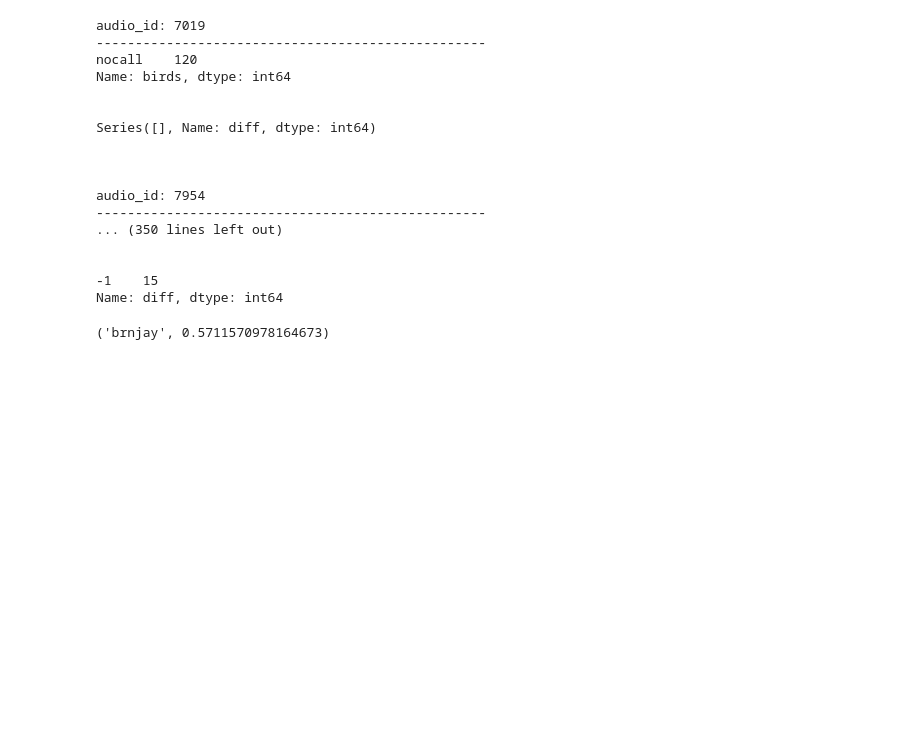
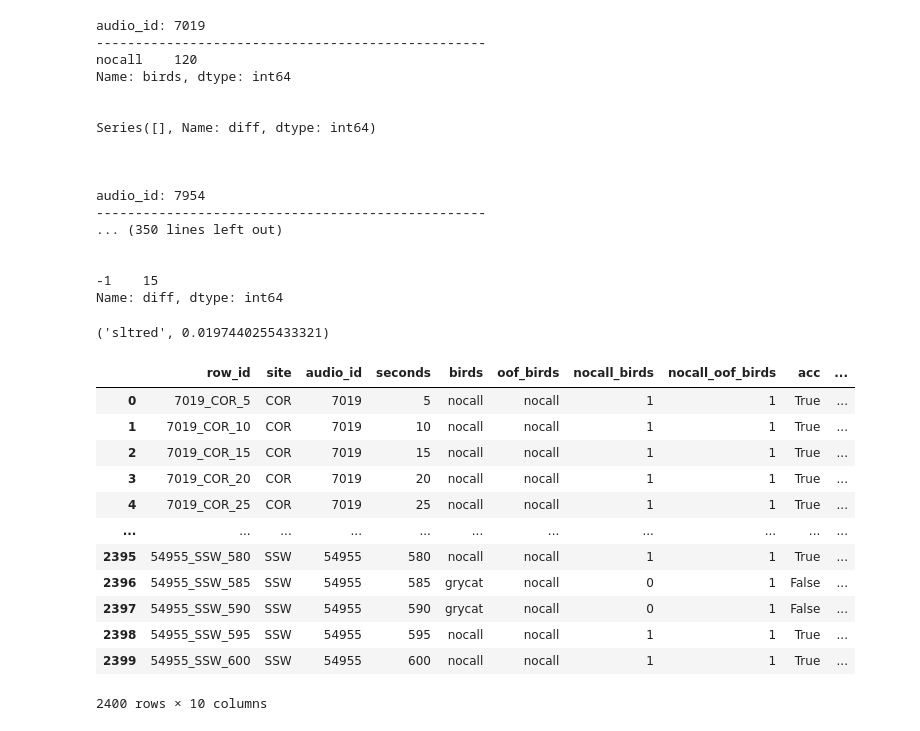
Before and after one commit to Naoki1101/kaggle-birdcall2021, a Jupyter notebook: notebooks/EDA_oof.ipynb, the cells around one changed output. Saved outputs shown, nothing was run; the diff lists cells and outputs as text; code cells hidden in the pictures; blank space fills up the shorter version.

```diff
--- a/notebooks/EDA_oof.ipynb
+++ b/notebooks/EDA_oof.ipynb
@@ -104,6 +104,22 @@ def f(row_idx):
 
     return const.INV_BIRD_CODE[class_idx], class_preds
 # %%
-f(294)
+f(2396)
 # %% [output]
-('brnjay', 0.5711570978164673)
+('sltred', 0.0197440255433321)
+# %%
+train_df
+# %% [output]
+|  | row_id | site | audio_id | seconds | birds | oof_birds | nocall_birds | nocall_oof_birds | acc | ... |
+| 0 | 7019_COR_5 | COR | 7019 | 5 | nocall | nocall | 1 | 1 | True | ... |
+| 1 | 7019_COR_10 | COR | 7019 | 10 | nocall | nocall | 1 | 1 | True | ... |
+| 2 | 7019_COR_15 | COR | 7019 | 15 | nocall | nocall | 1 | 1 | True | ... |
+| 3 | 7019_COR_20 | COR | 7019 | 20 | nocall | nocall | 1 | 1 | True | ... |
+| 4 | 7019_COR_25 | COR | 7019 | 25 | nocall | nocall | 1 | 1 | True | ... |
+| ... | ... | ... | ... | ... | ... | ... | ... | ... | ... | ... |
+| 2395 | 54955_SSW_580 | SSW | 54955 | 580 | nocall | nocall | 1 | 1 | True | ... |
+| 2396 | 54955_SSW_585 | SSW | 54955 | 585 | grycat | nocall | 0 | 1 | False | ... |
+| 2397 | 54955_SSW_590 | SSW | 54955 | 590 | grycat | nocall | 0 | 1 | False | ... |
+| 2398 | 54955_SSW_595 | SSW | 54955 | 595 | nocall | nocall | 1 | 1 | True | ... |
+| 2399 | 54955_SSW_600 | SSW | 54955 | 600 | nocall | nocall | 1 | 1 | True | ... |
+2400 rows × 10 columns
```
Also changed, not shown: parts of 4 cells of this notebook, 35 other files.
